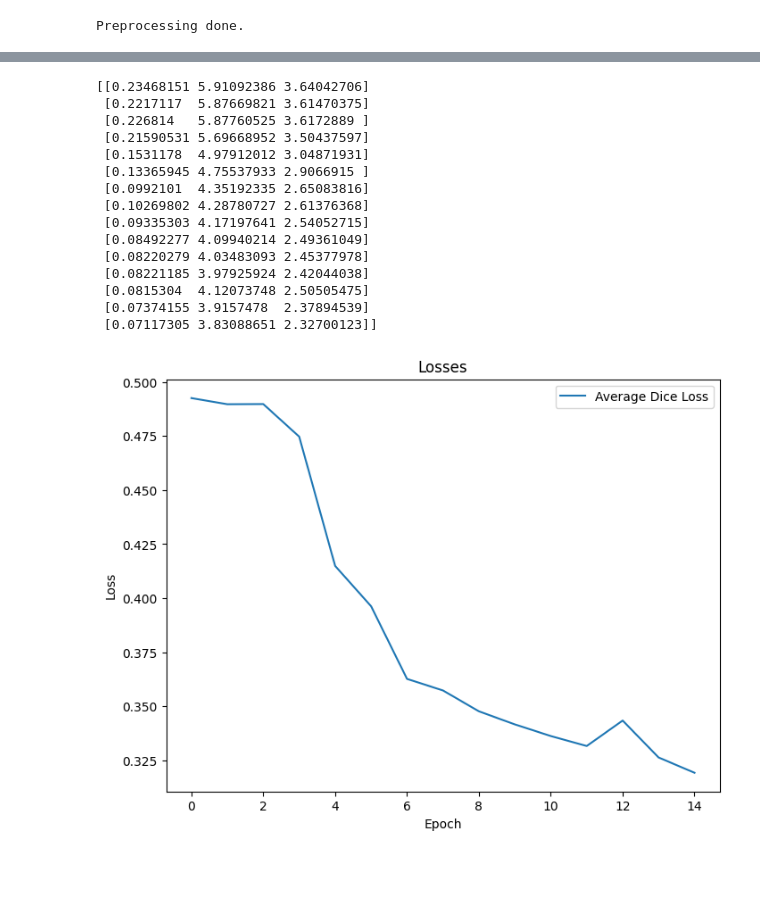
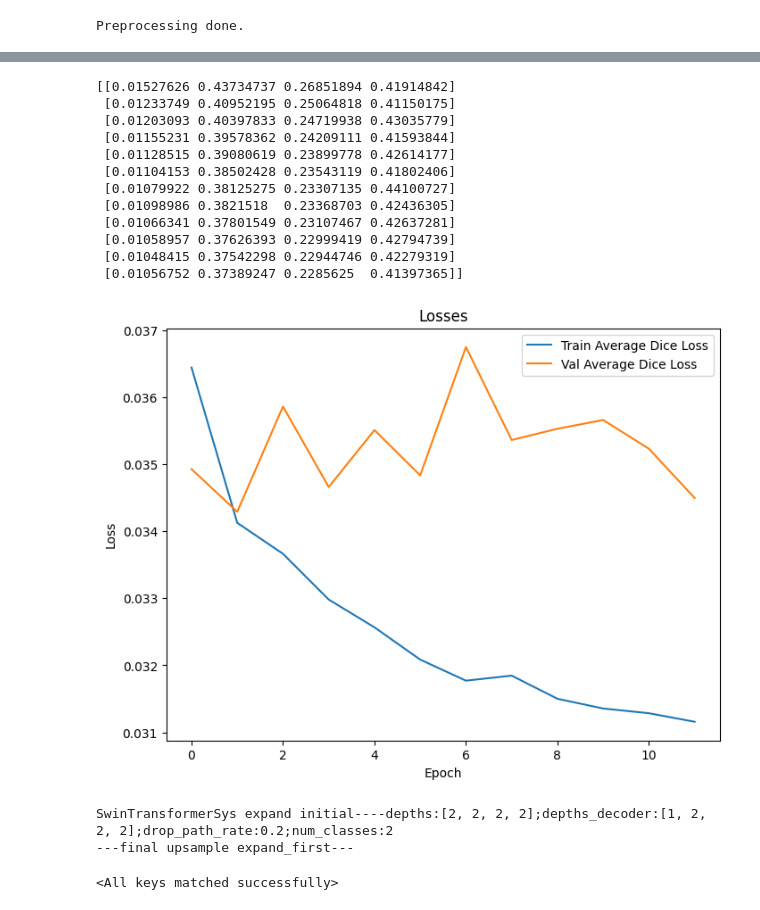
Before and after one commit to jovianw/swinunet, a Jupyter notebook: swinunet.ipynb, the cells around one changed output, grey strips where cells are left out. Drawn from its saved outputs; the diff is of its cells as text; code cells hidden in the pictures; blank space fills up the shorter version.

```diff
--- a/swinunet.ipynb
+++ b/swinunet.ipynb
@@ -294,39 +540,42 @@ Epoch: 11       100.00% complete. 174.93 seconds elapsed in epoch.
 # %%
-history_path = os.path.join(snapshot_path, 'epoch_500_history.npz')
+# history_path = os.path.join(snapshot_path, 'epoch_43_history.npz')
+history_path = 'code/results/epoch_11_history.npz'
 history = np.load(history_path)['history']
 print(history)
 
 history_np = np.array(history)
 
 history_np /= 12
 
 plt.figure(figsize=(8, 6))
 # plt.plot(history_np[:, 0], label="Average Cross Entropy Loss")
-plt.plot(history_np[:, 1], label="Average Dice Loss")
+plt.plot(history_np[:, 1], label="Train Average Dice Loss")
+plt.plot(history_np[:, 3], label="Val Average Dice Loss")
 # plt.plot(history_np[:, 2], label="Average Cross Entropy Loss")
 plt.legend()
 plt.xlabel('Epoch')
 plt.ylabel('Loss')
 plt.title('Losses')
 plt.show()
 # %% [output]
-[[0.23468151 5.91092386 3.64042706]
- [0.2217117  5.87669821 3.61470375]
- [0.226814   5.87760525 3.6172889 ]
- [0.21590531 5.69668952 3.50437597]
- [0.1531178  4.97912012 3.04871931]
- [0.13365945 4.75537933 2.9066915 ]
- [0.0992101  4.35192335 2.65083816]
- [0.10269802 4.28780727 2.61376368]
- [0.09335303 4.17197641 2.54052715]
- [0.08492277 4.09940214 2.49361049]
- [0.08220279 4.03483093 2.45377978]
- [0.08221185 3.97925924 2.42044038]
- [0.0815304  4.12073748 2.50505475]
- [0.07374155 3.9157478  2.37894539]
- [0.07117305 3.83088651 2.32700123]]
+[[0.01527626 0.43734737 0.26851894 0.41914842]
+ [0.01233749 0.40952195 0.25064818 0.41150175]
+ [0.01203093 0.40397833 0.24719938 0.43035779]
+ [0.01155231 0.39578362 0.24209111 0.41593844]
+ [0.01128515 0.39080619 0.23899778 0.42614177]
+ [0.01104153 0.38502428 0.23543119 0.41802406]
+ [0.01079922 0.38125275 0.23307135 0.44100727]
+ [0.01098986 0.3821518  0.23368703 0.42436305]
+ [0.01066341 0.37801549 0.23107467 0.42637281]
+ [0.01058957 0.37626393 0.22999419 0.42794739]
+ [0.01048415 0.37542298 0.22944746 0.42279319]
+ [0.01056752 0.37389247 0.2285625  0.41397365]]
-[figure, old version]
+[figure, new version]
 # %%
 model = SwinUnet(config, img_size=224, num_classes=2).cuda()
-model.load_from(config)
-model.load_state_dict(torch.load('snapshots/epoch_0.pth'))
+model = nn.DataParallel(model)
+model.load_state_dict(torch.load('code/results/epoch_11.pth'))
+# %% [output]
+SwinTransformerSys expand initial----depths:[2, 2, 2, 2];depths_decoder:[1, 2, 2, 2];drop_path_rate:0.2;num_classes:2
+---final upsample expand_first---
+<All keys matched successfully>
```
Also changed, not shown: parts of 13 cells of this notebook, 8 other files.
